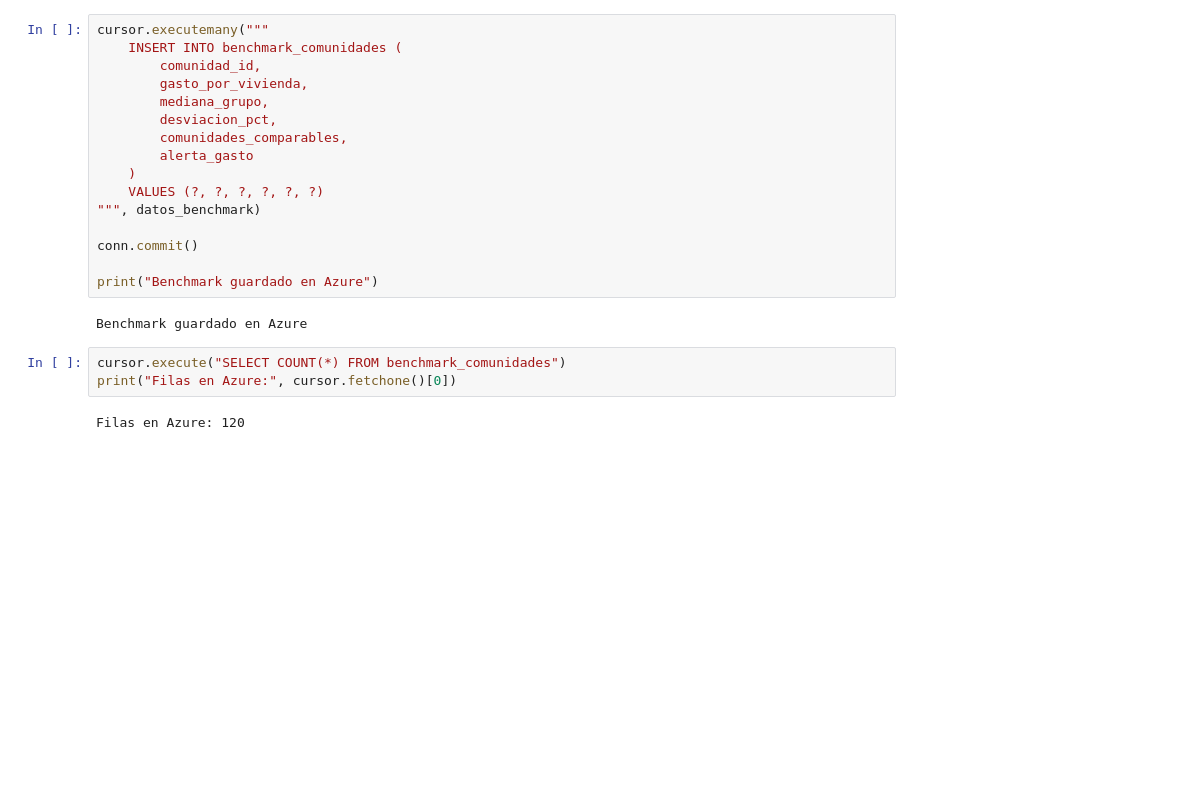
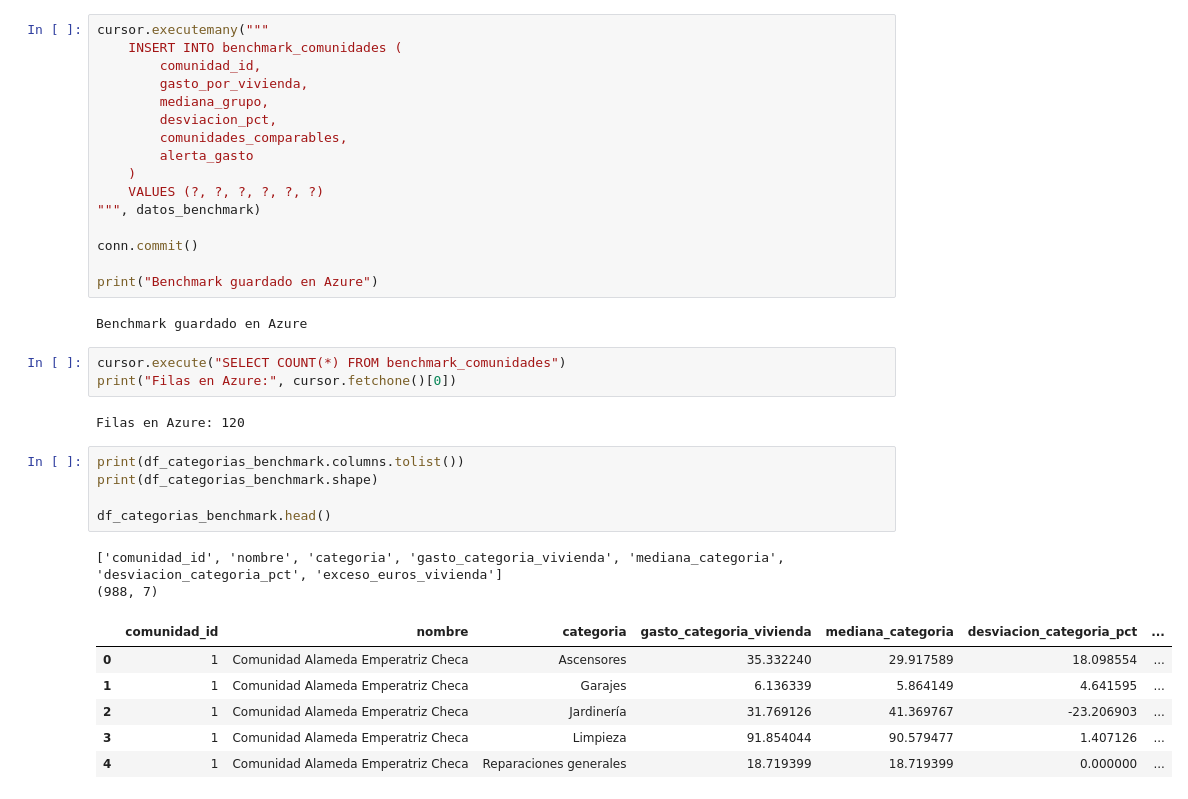
Before and after one commit to contactodiegovega/MyResidential, a Jupyter notebook: Fase2_datos.ipynb, the cells around one changed output. Saved outputs shown, nothing was run; the diff lists cells and outputs as text; blank space fills up the shorter version.

```diff
--- a/Fase2_datos.ipynb
+++ b/Fase2_datos.ipynb
@@ -2192,3 +2192,17 @@ cursor.execute("SELECT COUNT(*) FROM benchmark_comunidades")
 print("Filas en Azure:", cursor.fetchone()[0])
 # %% [output]
 Filas en Azure: 120
+# %%
+print(df_categorias_benchmark.columns.tolist())
+print(df_categorias_benchmark.shape)
+
+df_categorias_benchmark.head()
+# %% [output]
+['comunidad_id', 'nombre', 'categoria', 'gasto_categoria_vivienda', 'mediana_categoria', 'desviacion_categoria_pct', 'exceso_euros_vivienda']
+(988, 7)
+|  | comunidad_id | nombre | categoria | gasto_categoria_vivienda | mediana_categoria | desviacion_categoria_pct | ... |
+| 0 | 1 | Comunidad Alameda Emperatriz Checa | Ascensores | 35.332240 | 29.917589 | 18.098554 | ... |
+| 1 | 1 | Comunidad Alameda Emperatriz Checa | Garajes | 6.136339 | 5.864149 | 4.641595 | ... |
+| 2 | 1 | Comunidad Alameda Emperatriz Checa | Jardinería | 31.769126 | 41.369767 | -23.206903 | ... |
+| 3 | 1 | Comunidad Alameda Emperatriz Checa | Limpieza | 91.854044 | 90.579477 | 1.407126 | ... |
+| 4 | 1 | Comunidad Alameda Emperatriz Checa | Reparaciones generales | 18.719399 | 18.719399 | 0.000000 | ... |
```
Also changed, not shown: parts of 6 cells of this notebook, 7 other files.
